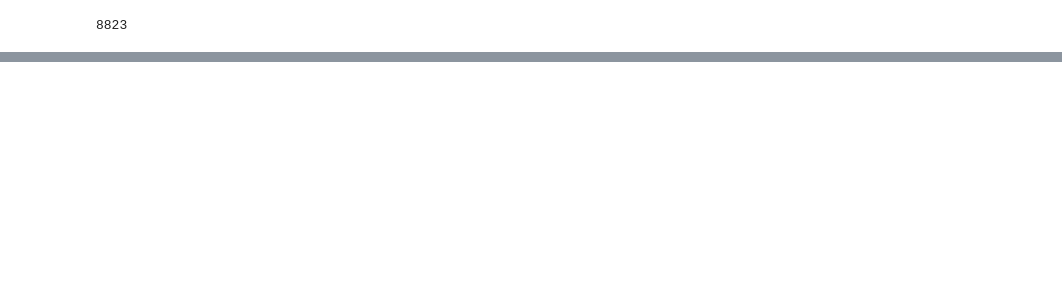
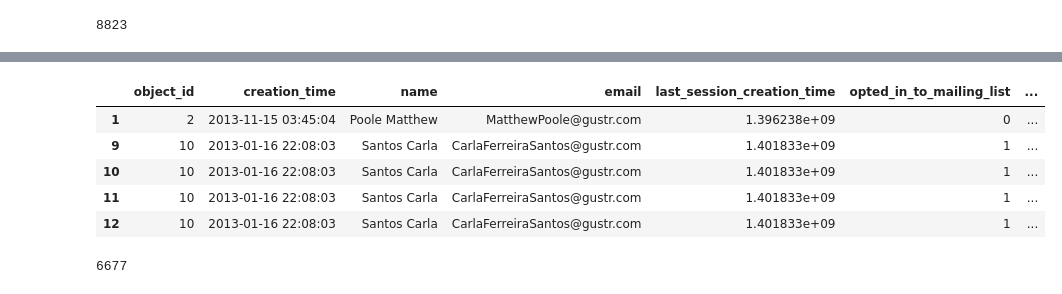
Before and after one commit to phebecarlson/Springboard, a Jupyter notebook: Interview Challenges/Relax Challenge/Relax Interview Challenge.ipynb, the cells around one changed output, grey strips where cells are left out. Cells and saved outputs as stored; diff of their text form; code cells hidden in the pictures; blank space fills up the shorter version.

```diff
--- a/Interview Challenges/Relax Challenge/Relax Interview Challenge.ipynb
+++ b/Interview Challenges/Relax Challenge/Relax Interview Challenge.ipynb
@@ -243,0 +338,2 @@ maybe_adopted_idx
+# %%
+all_users['adopted_user'] = all_users['adopted_user'].fillna(0)
@@ -243,0 +362,16 @@ maybe_adopted_idx
+# %%
+# to look at only adopted users, 'object_id' = 'user_id'
+adopted_users_df = all_users.loc[all_users['object_id'].isin(adopted_user_ids)]
+# %%
+adopted_users_df.head(5)
+# %% [output]
+|  | object_id | creation_time | name | email | last_session_creation_time | opted_in_to_mailing_list | ... |
+| 1 | 2 | 2013-11-15 03:45:04 | Poole Matthew | MatthewPoole@gustr.com | 1.396238e+09 | 0 | ... |
+| 9 | 10 | 2013-01-16 22:08:03 | Santos Carla | CarlaFerreiraSantos@gustr.com | 1.401833e+09 | 1 | ... |
+| 10 | 10 | 2013-01-16 22:08:03 | Santos Carla | CarlaFerreiraSantos@gustr.com | 1.401833e+09 | 1 | ... |
+| 11 | 10 | 2013-01-16 22:08:03 | Santos Carla | CarlaFerreiraSantos@gustr.com | 1.401833e+09 | 1 | ... |
+| 12 | 10 | 2013-01-16 22:08:03 | Santos Carla | CarlaFerreiraSantos@gustr.com | 1.401833e+09 | 1 | ... |
+# %%
+len(adopted_users_df)
+# %% [output]
+6677
```
Also changed, not shown: parts of 43 cells of this notebook.
